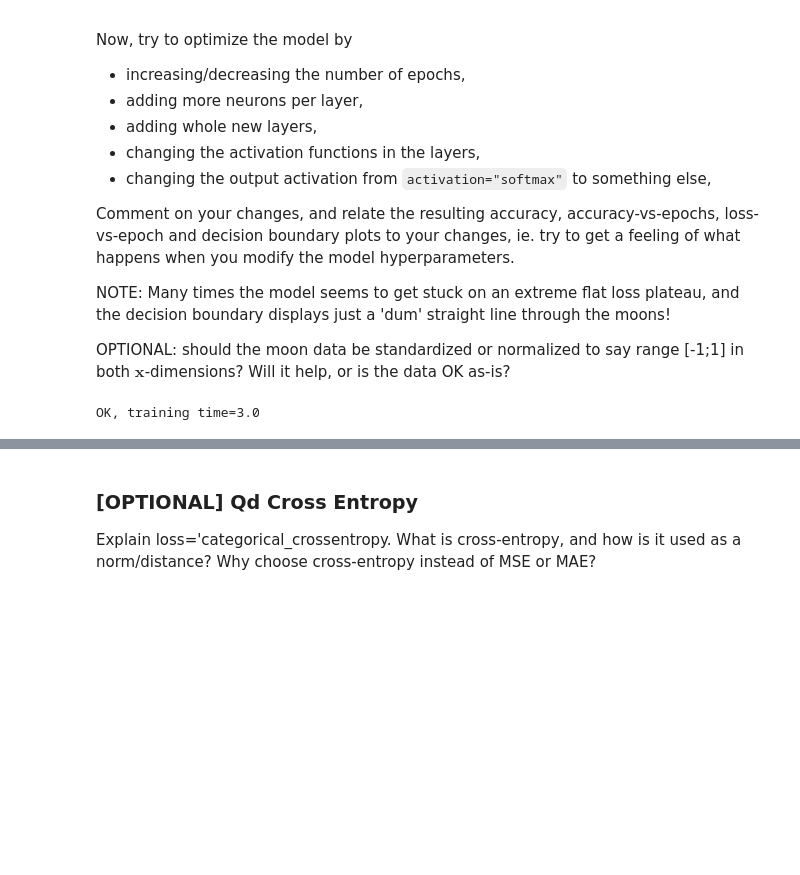
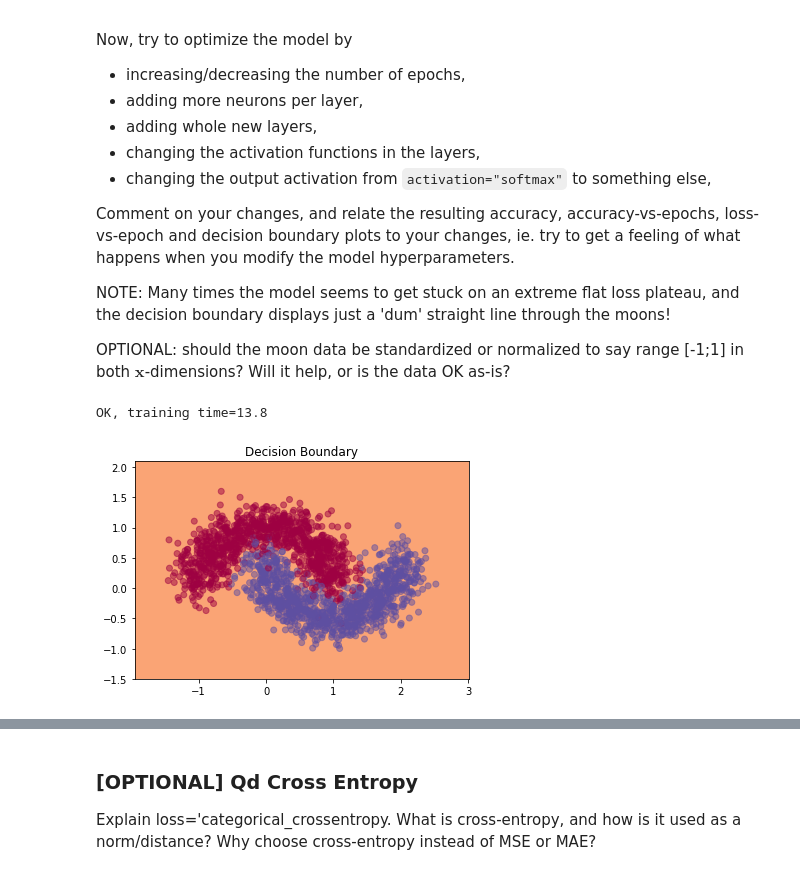
Before and after one commit to jeppestaerk/ITMAL, a Jupyter notebook: L09/keras_mlp_moon.ipynb, the cells around one changed output, grey strips where cells are left out. Cells and saved outputs as stored; diff of their text form; code cells hidden in the pictures; blank space fills up the shorter version.

```diff
--- a/L09/keras_mlp_moon.ipynb
+++ b/L09/keras_mlp_moon.ipynb
@@ -260,35 +268,40 @@ model = Sequential()
 model.add(Dense(input_dim=2, units=16, activation="relu", kernel_initializer="normal"))
 model.add(Dense(input_dim=16, units=32, activation="relu", kernel_initializer="normal"))
 model.add(Dense(units=2, activation="sigmoid"))
 
 optimizer = Adam(lr=0.1)
 model.compile(loss='categorical_crossentropy',
               optimizer=optimizer,
               metrics=['categorical_accuracy', 'mean_squared_error', 'mean_absolute_error'])
 
 # Make data
 X, y = datasets.make_moons(2000, noise=0.20, random_state=42)
 
 X_train, X_test, y_train, y_test = train_test_split(X, y, test_size=0.3, random_state=42)
 
 y_train_binary = to_categorical(y_train)
 y_test_binary  = to_categorical(y_test)
 
 assert y.ndim==1
 assert y_train_binary.ndim==2
 assert y_test_binary.ndim ==2
 
 # Train
 VERBOSE     = 0
-EPOCHS      = 35
+EPOCHS      = 50
 
 start = time()
 history = model.fit(X_train, y_train_binary, validation_data=(X_test, y_test_binary), epochs=EPOCHS, verbose=VERBOSE)
 t = time()-start
 
 print(f"OK, training time={t:0.1f}")
+
+plot_decision_boundary(lambda x: model.predict_classes(x, batch_size=200))
+plt.title("Decision Boundary")
+plt.show()
 # %% [output]
-OK, training time=3.0
+OK, training time=13.8
+[figure, added]
 # %%
 %matplotlib inline
 import numpy as np
```
Also changed, not shown: parts of 6 cells of this notebook, 1 other file.
